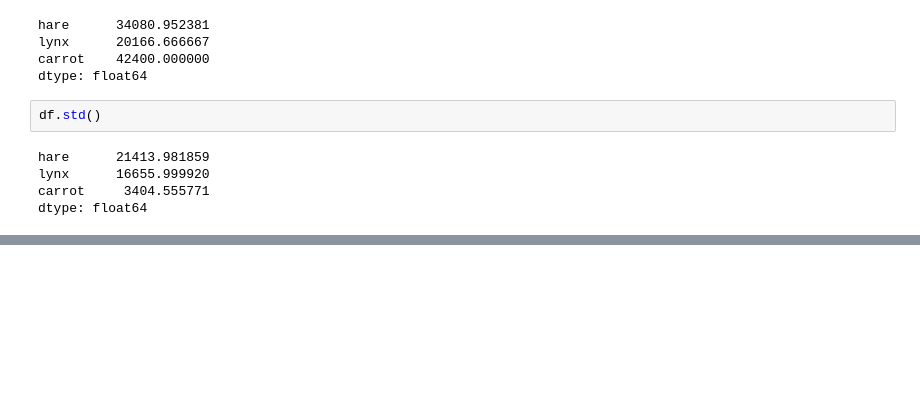
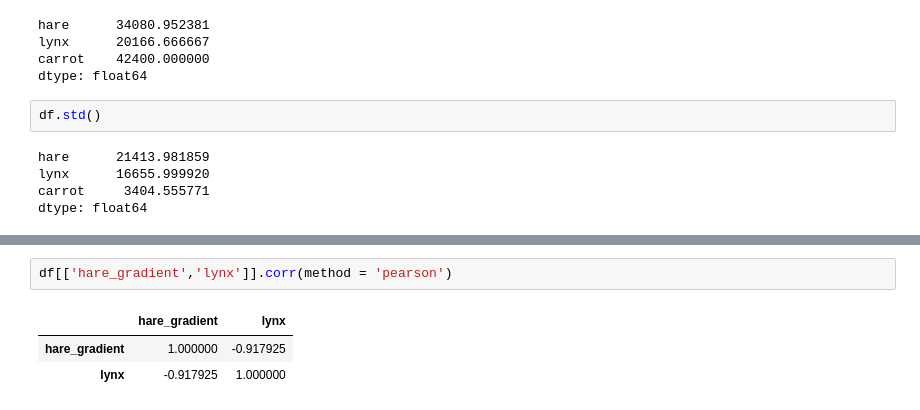
Before and after one commit to davemlz/Master_of_DataScience, a Jupyter notebook: Modelos_de_Datos/Pandas/intro/venia-docenci/pandas/Seguimiento_pandas.ipynb, the cells around one changed output, grey strips where cells are left out. Cells and saved outputs as stored; diff of their text form; blank space fills up the shorter version.

```diff
--- a/Modelos_de_Datos/Pandas/intro/venia-docenci/pandas/Seguimiento_pandas.ipynb
+++ b/Modelos_de_Datos/Pandas/intro/venia-docenci/pandas/Seguimiento_pandas.ipynb
@@ -56,0 +97,6 @@ dtype: float64
+# %%
+df[['hare_gradient','lynx']].corr(method = 'pearson')
+# %% [output]
+|  | hare_gradient | lynx |
+| hare_gradient | 1.000000 | -0.917925 |
+| lynx | -0.917925 | 1.000000 |
```
Also changed, not shown: parts of 13 cells of this notebook.
